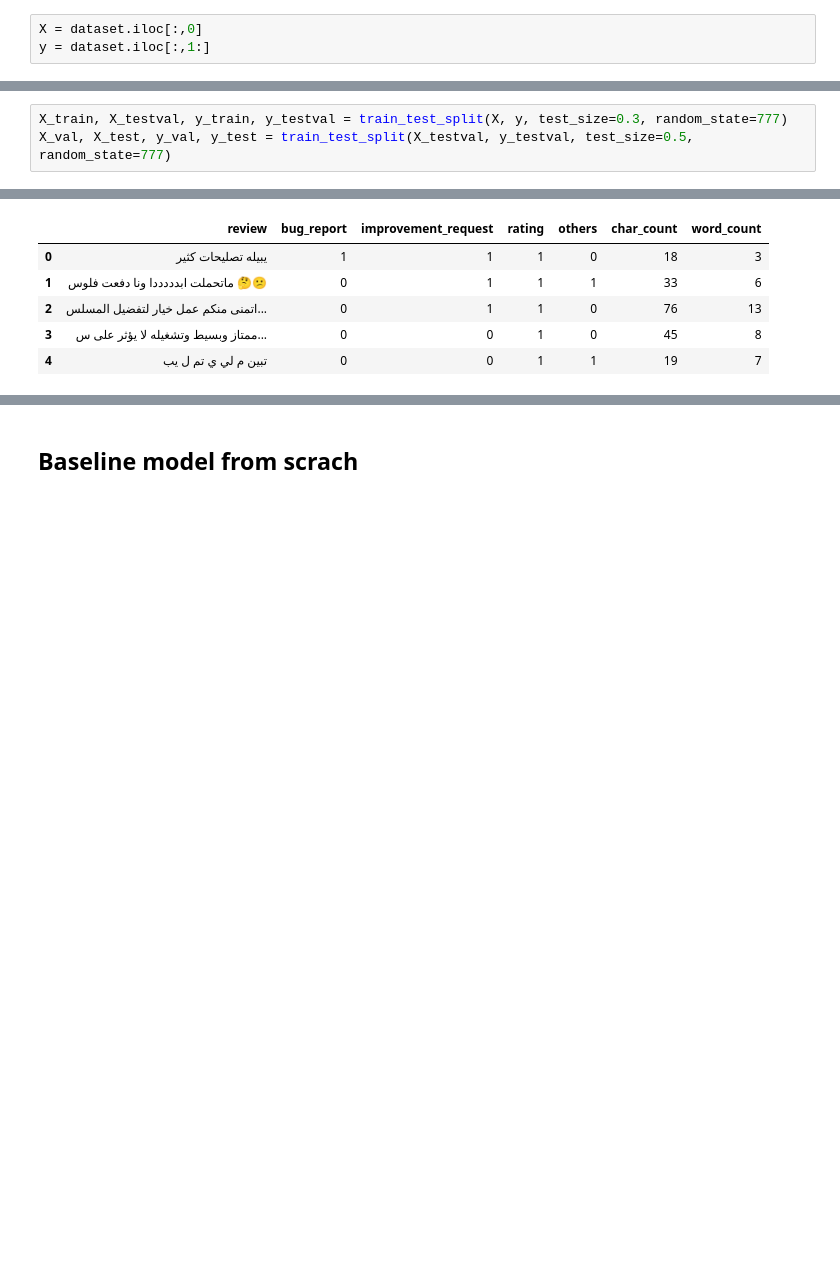
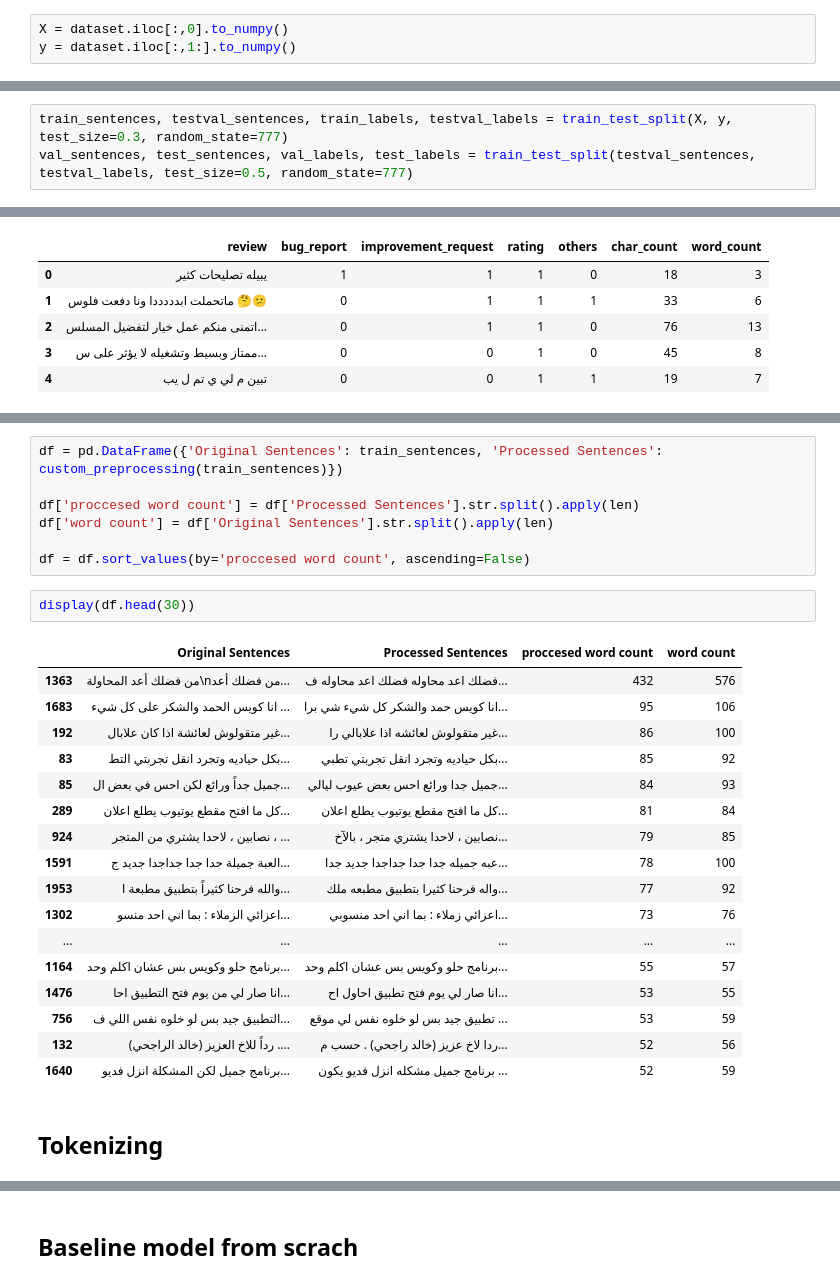
Before and after one commit to faiz-aljohani/Arabic-App-Review-Classification, a Jupyter notebook: ICS472_NLP_Arabic_App_Review_Classification.ipynb, the cells around one changed output, grey strips where cells are left out. Cells and saved outputs as stored; diff of their text form; blank space fills up the shorter version.

```diff
--- a/ICS472_NLP_Arabic_App_Review_Classification.ipynb
+++ b/ICS472_NLP_Arabic_App_Review_Classification.ipynb
@@ -45,5 +81,5 @@ dataset['improvement_request'] = dataset['improvement_request'].apply(binary_lab
 dataset['rating'] = dataset['rating'].apply(binary_label)
 dataset['others'] = dataset['others'].apply(binary_label)
 # %%
-X = dataset.iloc[:,0]
-y = dataset.iloc[:,1:]
+X = dataset.iloc[:,0].to_numpy()
+y = dataset.iloc[:,1:].to_numpy()
@@ -52,3 +86,3 @@ from sklearn.model_selection import train_test_split
 # %%
-X_train, X_testval, y_train, y_testval = train_test_split(X, y, test_size=0.3, random_state=777)
-X_val, X_test, y_val, y_test = train_test_split(X_testval, y_testval, test_size=0.5, random_state=777)
+train_sentences, testval_sentences, train_labels, testval_labels = train_test_split(X, y, test_size=0.3, random_state=777)
+val_sentences, test_sentences, val_labels, test_labels = train_test_split(testval_sentences, testval_labels, test_size=0.5, random_state=777)
@@ -200,0 +221,29 @@ print(train_words)
+# %%
+df = pd.DataFrame({'Original Sentences': train_sentences, 'Processed Sentences': custom_preprocessing(train_sentences)})
+
+df['proccesed word count'] = df['Processed Sentences'].str.split().apply(len)
+df['word count'] = df['Original Sentences'].str.split().apply(len)
+
+df = df.sort_values(by='proccesed word count', ascending=False)
+# %%
+display(df.head(30))
+# %% [output]
+|  | Original Sentences | Processed Sentences | proccesed word count | word count |
+| 1363 | من فضلك أعد المحاولة\nمن فضلك أعد... | فضلك اعد محاوله فضلك اعد محاوله ف... | 432 | 576 |
+| 1683 | انا كويس الحمد والشكر على كل شيء ... | انا كويس حمد والشكر كل شيء شي برا... | 95 | 106 |
+| 192 | غير متقولوش لعائشة اذا كان علابال... | غير متقولوش لعائشه اذا علابالي را... | 86 | 100 |
+| 83 | بكل حياديه وتجرد انقل تجربتي التط... | بكل حياديه وتجرد انقل تجربتي تطبي... | 85 | 92 |
+| 85 | جميل جداً ورائع لكن احس في بعض ال... | جميل جدا ورائع احس بعض عيوب ليالي... | 84 | 93 |
+| 289 | كل ما افتح مقطع يوتيوب يطلع اعلان... | كل ما افتح مقطع يوتيوب يطلع اعلان... | 81 | 84 |
+| 924 | نصابين ، لاحدا يشتري من المتجر ، ... | نصابين ، لاحدا يشتري متجر ، بالآخ... | 79 | 85 |
+| 1591 | العبة جميلة جدا جدا جداجدا جديد ج... | عبه جميله جدا جدا جداجدا جديد جدا... | 78 | 100 |
+| 1953 | والله فرحنا كثيراً بتطبيق مطبعة ا... | واله فرحنا كثيرا بتطبيق مطبعه ملك... | 77 | 92 |
+| 1302 | اعزائي الزملاء : بما اني احد منسو... | اعزائي زملاء : بما اني احد منسوبي... | 73 | 76 |
+| ... | ... | ... | ... | ... |
+| 1164 | برنامج حلو وكويس بس عشان اكلم وحد... | برنامج حلو وكويس بس عشان اكلم وحد... | 55 | 57 |
+| 1476 | انا صار لي من يوم فتح التطبيق احا... | انا صار لي يوم فتح تطبيق احاول اح... | 53 | 55 |
+| 756 | التطبيق جيد بس لو خلوه نفس اللي ف... | تطبيق جيد بس لو خلوه نفس لي موقع ... | 53 | 59 |
+| 132 | رداً للاخ العزيز (خالد الراجحي) .... | ردا لاخ عزيز (خالد راجحي) . حسب م... | 52 | 56 |
+| 1640 | برنامج جميل لكن المشكلة انزل فديو... | برنامج جميل مشكله انزل فديو يكون ... | 52 | 59 |
+# %% [markdown]
+## Tokenizing
```
Also changed, not shown: parts of 57 cells of this notebook.
